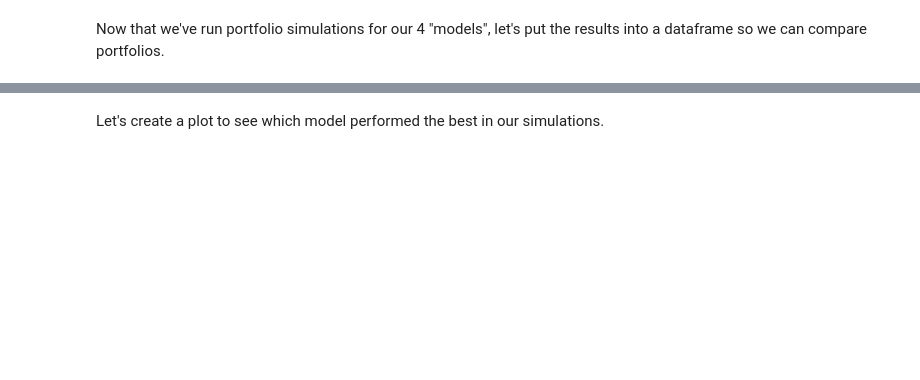
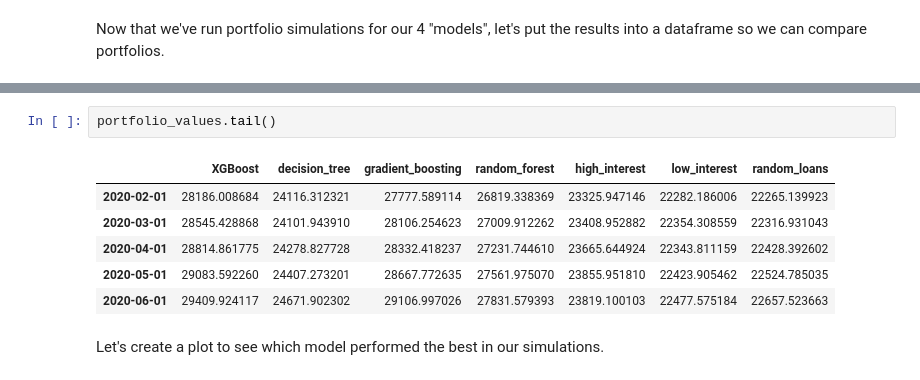
Before and after one commit to Booleans/consumer-loan-investment-strategy-simulator, a Jupyter notebook: Simulation.ipynb, the cells around one changed output, grey strips where cells are left out. Drawn from its saved outputs; the diff is of its cells as text; blank space fills up the shorter version.

```diff
--- a/Simulation.ipynb
+++ b/Simulation.ipynb
@@ -101,3 +137,12 @@ portfolio_values.head()
+# %%
+portfolio_values.tail()
+# %% [output]
+|  | XGBoost | decision_tree | gradient_boosting | random_forest | high_interest | low_interest | random_loans |
+| 2020-02-01 | 28186.008684 | 24116.312321 | 27777.589114 | 26819.338369 | 23325.947146 | 22282.186006 | 22265.139923 |
+| 2020-03-01 | 28545.428868 | 24101.943910 | 28106.254623 | 27009.912262 | 23408.952882 | 22354.308559 | 22316.931043 |
+| 2020-04-01 | 28814.861775 | 24278.827728 | 28332.418237 | 27231.744610 | 23665.644924 | 22343.811159 | 22428.392602 |
+| 2020-05-01 | 29083.592260 | 24407.273201 | 28667.772635 | 27561.975070 | 23855.951810 | 22423.905462 | 22524.785035 |
+| 2020-06-01 | 29409.924117 | 24671.902302 | 29106.997026 | 27831.579393 | 23819.100103 | 22477.575184 | 22657.523663 |
 # %% [markdown]
 Let's create a plot to see which model performed the best in our simulations.
 # %%
```
Also changed, not shown: parts of 9 cells of this notebook, 2 other files.
